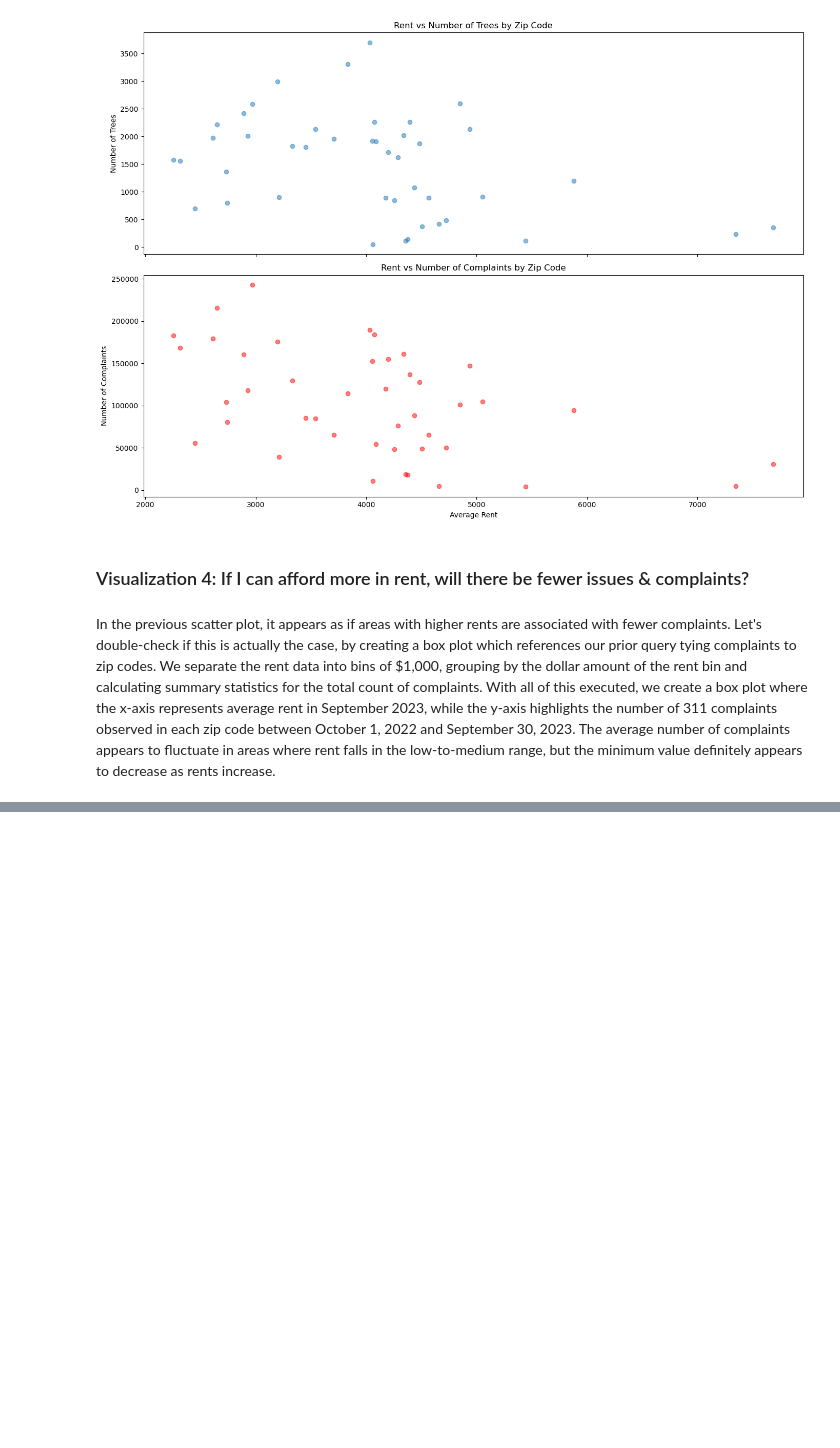
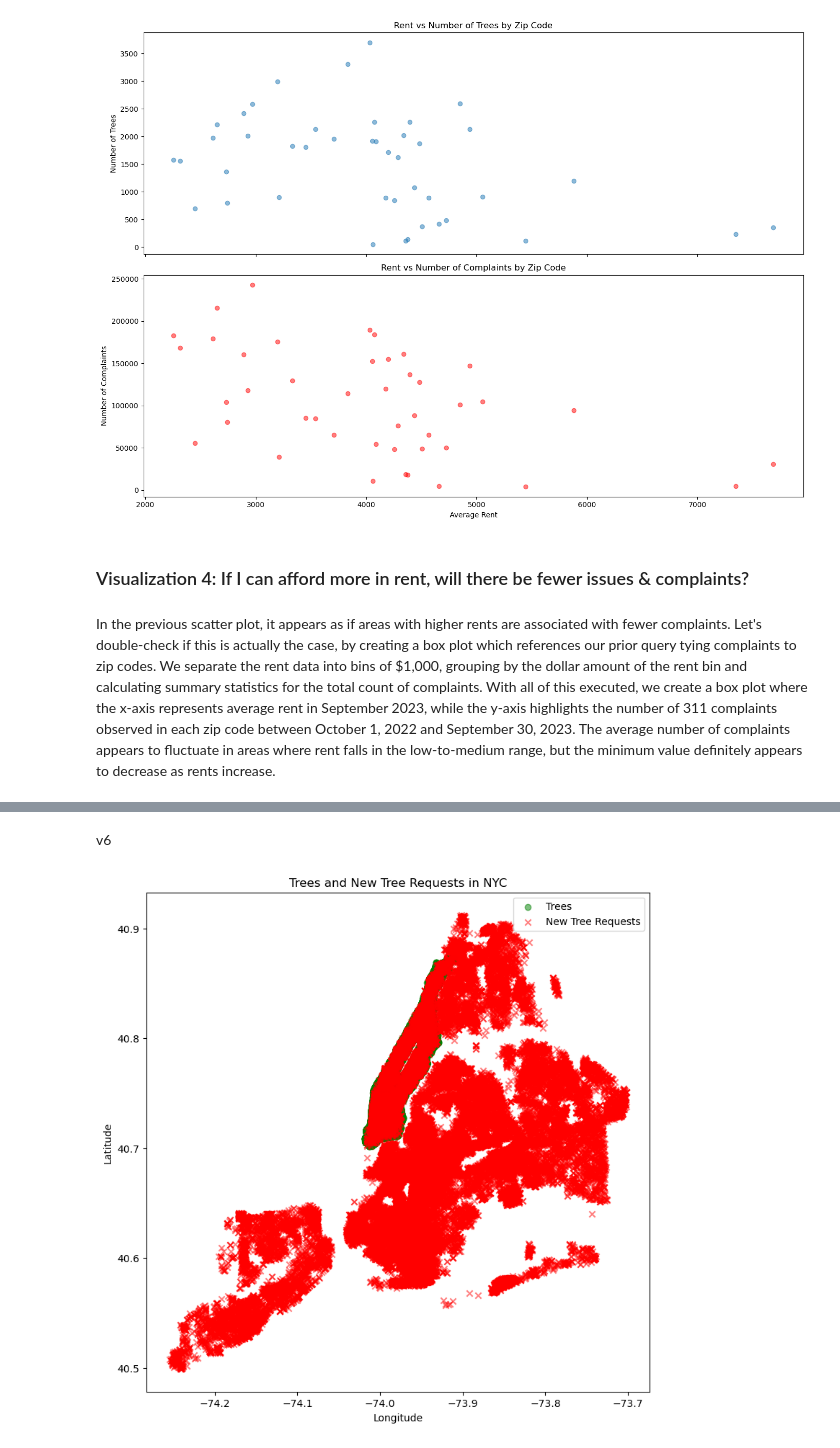
Before and after one commit to hc3425/Group1_Final_Project, a Jupyter notebook: Final_Project.ipynb, the cells around one changed output, grey strips where cells are left out. Drawn from its saved outputs; the diff is of its cells as text; code cells hidden in the pictures; blank space fills up the shorter version.

```diff
--- a/Final_Project.ipynb
+++ b/Final_Project.ipynb
@@ -840,0 +878,42 @@ plt.show()
+# %% [markdown]
+v6
+# %%
+def plot_trees_and_complaints(tree_df, complaints_df):
+    plt.figure(figsize=(9, 9))
+
+    # Plot trees
+    plt.scatter(tree_df['longitude'], tree_df['latitude'], marker='o', color='green', label='Trees', alpha=0.5)
+
+    # Plot new tree requests
+    plt.scatter(complaints_df['longitude'], complaints_df['latitude'], marker='x', color='red', label='New Tree Requests', alpha=0.5)
+
+    plt.legend()
+    plt.xlabel("Longitude")
+    plt.ylabel("Latitude")
+    plt.title("Trees and New Tree Requests in NYC")
+    plt.show()
+
+def get_data_for_visual_6():
+    trees_query = """
+    SELECT tree_id, ST_X(the_geom::geometry) AS longitude, ST_Y(the_geom::geometry) AS latitude
+    FROM trees;
+    """
+
+    complaints_query = """
+    SELECT created_date, CAST(latitude AS NUMERIC) AS latitude, CAST(longitude AS NUMERIC) AS longitude
+    FROM complaints
+    WHERE created_date BETWEEN '2018-10-01' AND '2023-09-30'
+    AND complaint_type = 'New Tree Request';
+    """
+
+    with engine.connect() as conn:
+        trees_df = gpd.GeoDataFrame(pd.read_sql(trees_query, conn))
+        complaints_df = gpd.GeoDataFrame(pd.read_sql(complaints_query, conn))
+
+    return trees_df, complaints_df
+
+# Use the functions
+trees_df, complaints_df = get_data_for_visual_6()
+plot_trees_and_complaints(trees_df, complaints_df)
+# %% [output]
+[figure, added]
```
Also changed, not shown: parts of 8 cells of this notebook, 2 other files.
